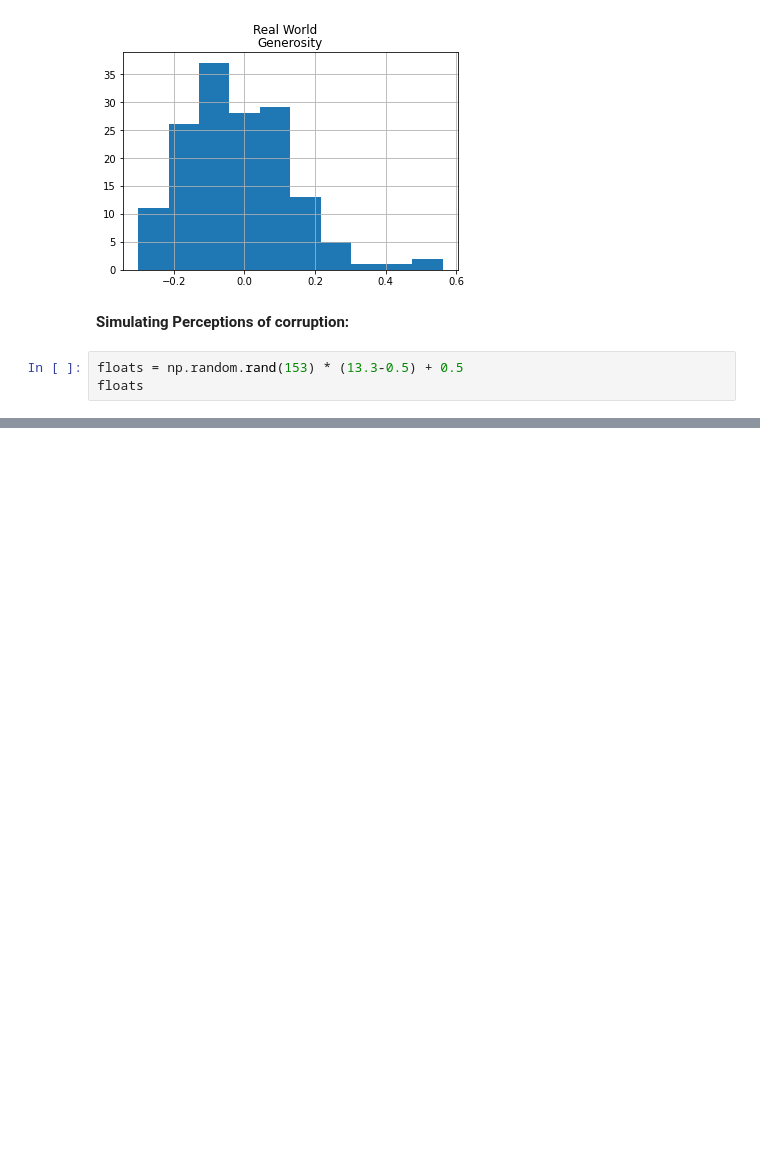
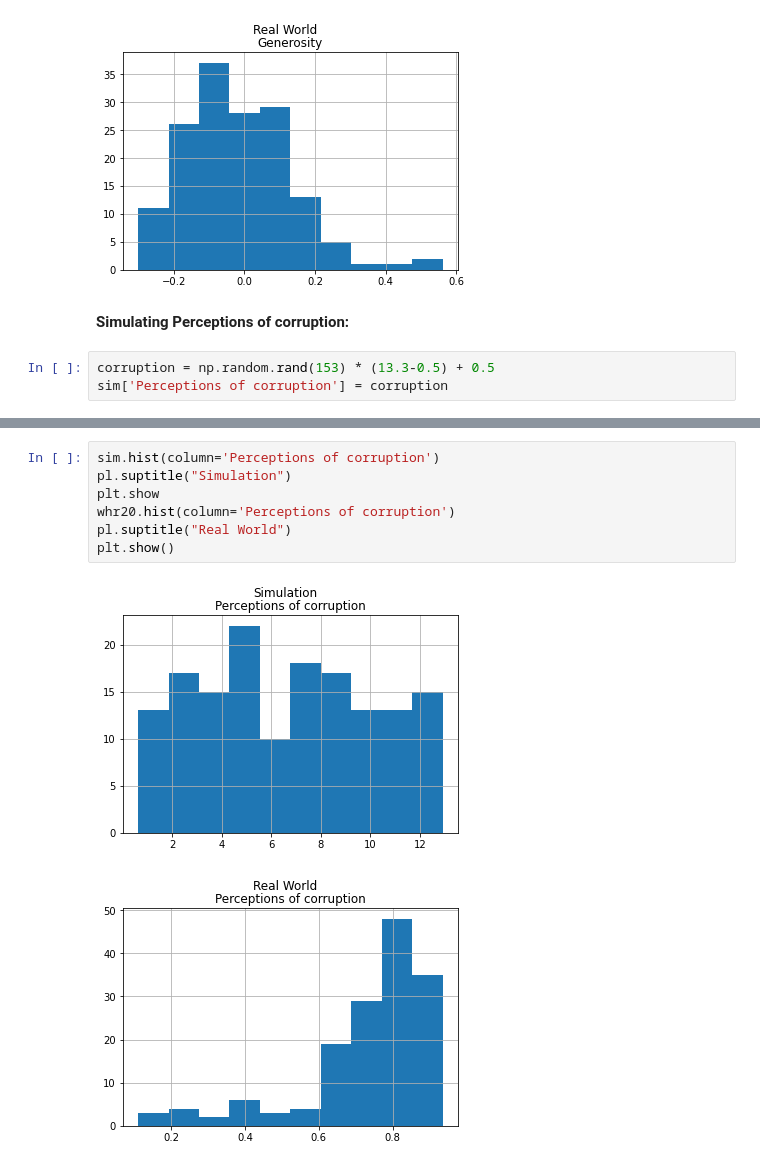
Before and after one commit to radekv23/rwp, a Jupyter notebook: WHR.ipynb, the cells around one changed output, grey strips where cells are left out. Cells and saved outputs as stored; diff of their text form; blank space fills up the shorter version.

Commit message:
corruption simulation

```diff
--- a/WHR.ipynb
+++ b/WHR.ipynb
@@ -351,5 +351,5 @@ plt.show()
 # %% [markdown]
 **Simulating Perceptions of corruption:**
 # %%
-floats = np.random.rand(153) * (13.3-0.5) + 0.5
-floats
+corruption = np.random.rand(153) * (13.3-0.5) + 0.5
+sim['Perceptions of corruption'] = corruption
@@ -373,0 +372,10 @@ array([12.02477515,  7.49564182,  5.07953089,  1.39338999, 13.00897808,
+# %%
+sim.hist(column='Perceptions of corruption')
+pl.suptitle("Simulation")
+plt.show
+whr20.hist(column='Perceptions of corruption')
+pl.suptitle("Real World")
+plt.show()
+# %% [output]
+[figure, added]
+[figure, added]
```
Also changed, not shown: parts of 12 cells of this notebook.
